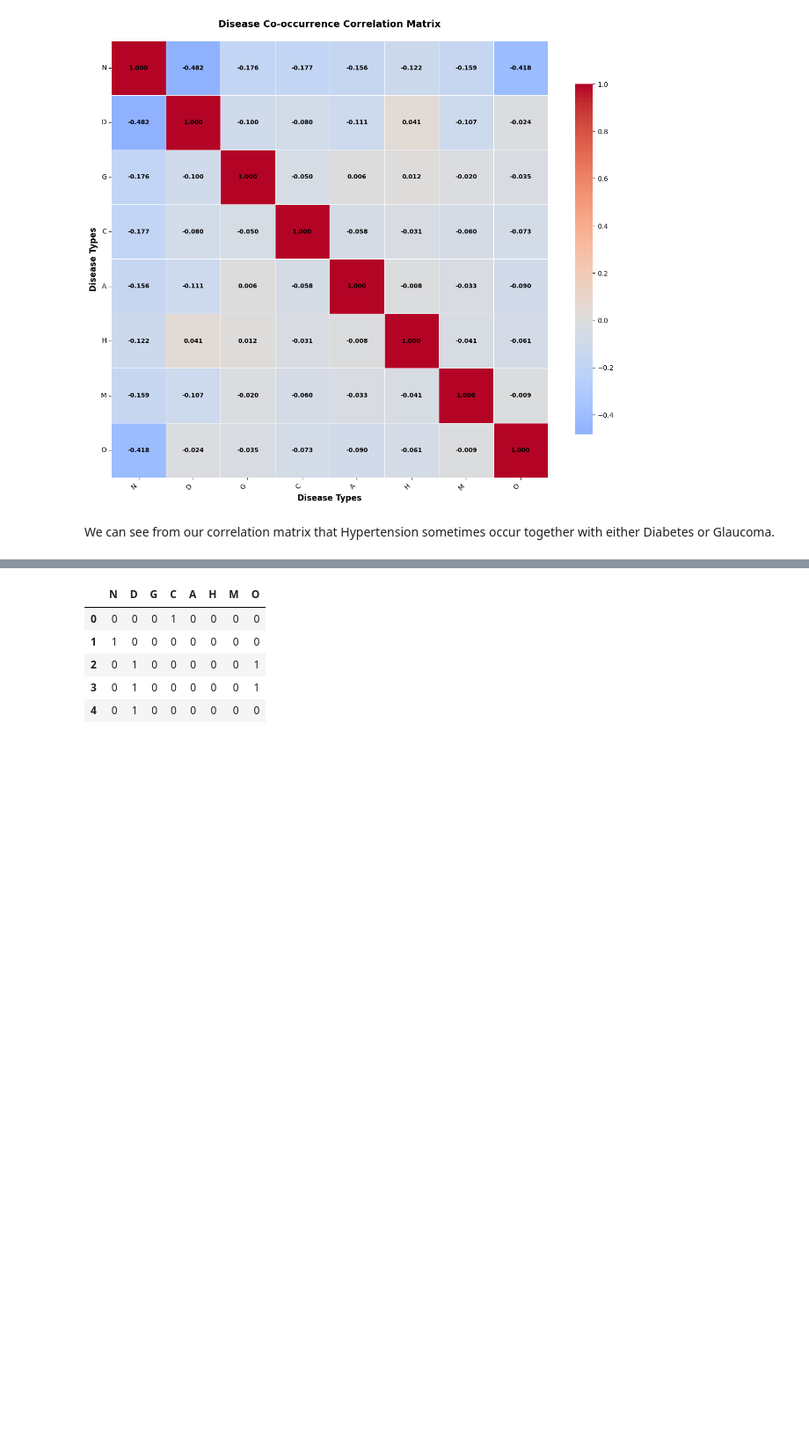
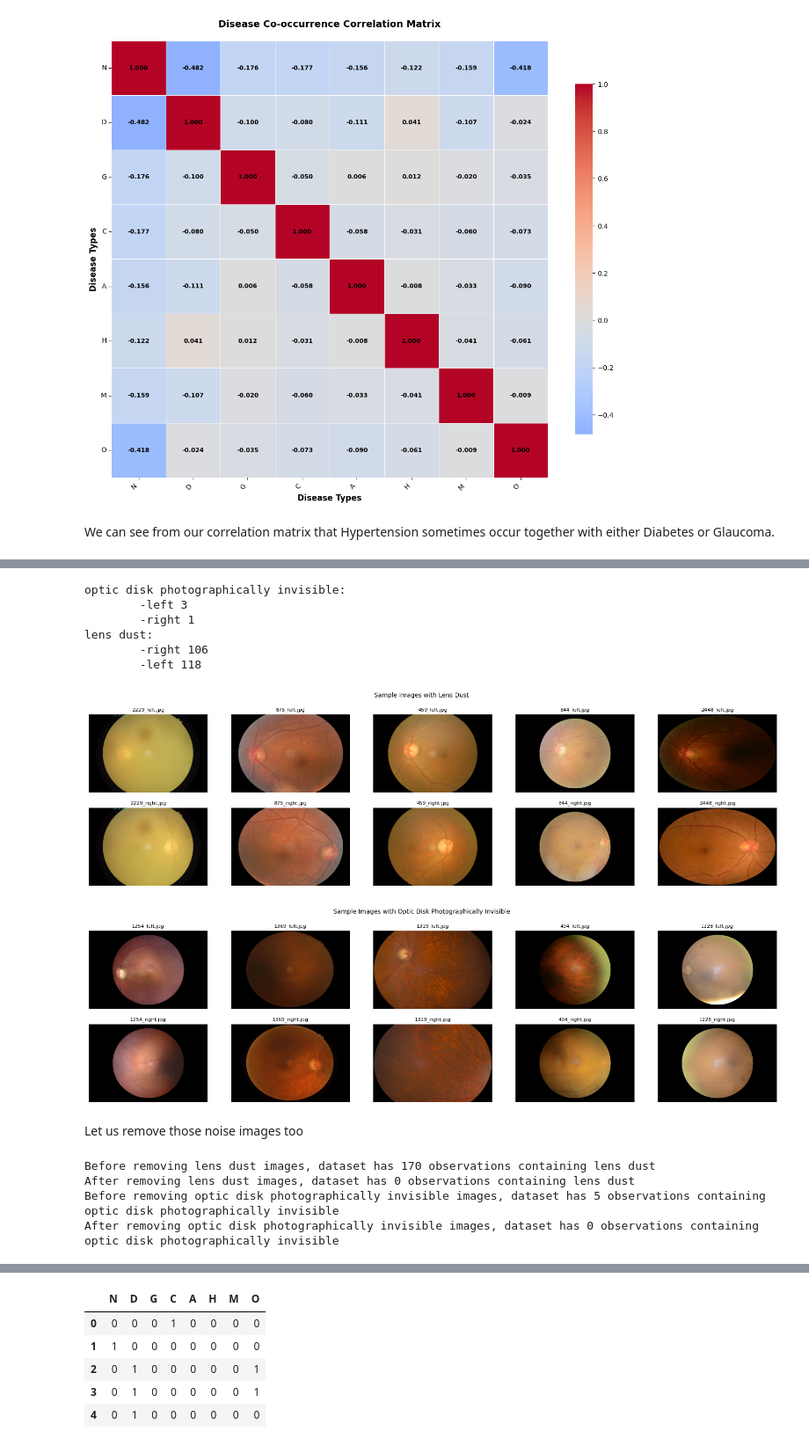
Before and after one commit to raymondsamalo/odir-200226, a Jupyter notebook: eda.ipynb, the cells around one changed output, grey strips where cells are left out. Shown at 88% size. Saved outputs shown, nothing was run; the diff lists cells and outputs as text; code cells hidden in the pictures; blank space fills up the shorter version.

```diff
--- a/eda.ipynb
+++ b/eda.ipynb
@@ -250,0 +328,8 @@ We can see from our correlation matrix that Hypertension sometimes occur togethe
+# %%
+# keep only rows where neither left nor right fundus image is in the blacklist
+total_rows_in_blacklist = df2[['Left-Fundus', 'Right-Fundus']].isin(blacklist).sum().sum()
+print(f"Before removing blacklisted images, the dataset has {total_rows_in_blacklist} observations containing blacklisted images")
+condition_to_keep=~df2['Left-Fundus'].isin(blacklist) & ~df2['Right-Fundus'].isin(blacklist)
+df2 = df2[condition_to_keep]
+total_rows_in_blacklist = df2[['Left-Fundus', 'Right-Fundus']].isin(blacklist).sum().sum()
+print(f"After removing blacklisted images, the dataset has {total_rows_in_blacklist} observations containing blacklisted images")
@@ -250,0 +345,39 @@ We can see from our correlation matrix that Hypertension sometimes occur togethe
+# %%
+print("optic disk photographically invisible:")
+print("\t-left", len(df2[df2['Left-Diagnostic Keywords']=='optic disk photographically invisible']))
+print("\t-right", len(df2[df2['Right-Diagnostic Keywords']=='optic disk photographically invisible']))
+print("lens dust:")
+print("\t-right", len(df2[df2['Right-Diagnostic Keywords'].str.contains("lens dust")]))
+print("\t-left", len(df2[df2['Left-Diagnostic Keywords'].str.contains("lens dust")]))
+has_lens_dust=df2['Right-Diagnostic Keywords'].str.contains("lens dust") | df2['Left-Diagnostic Keywords'].str.contains("lens dust")
+lens_dust_df = df2[has_lens_dust]
+has_optic_disk_invisible=df2['Right-Diagnostic Keywords'].str.contains("optic disk photographically invisible") | df2['Left-Diagnostic Keywords'].str.contains("optic disk photographically invisible")
+optic_disk_invisible_df = df2[has_optic_disk_invisible]
+display_sample_images(lens_dust_df, title="Sample Images with Lens Dust", sample_size=5)
+display_sample_images(optic_disk_invisible_df, title="Sample Images with Optic Disk Photographically Invisible", sample_size=5)
+# %% [output]
+optic disk photographically invisible:
+        -left 3
+        -right 1
+lens dust:
+        -right 106
+        -left 118
+[figure, added]
+[figure, added]
+# %% [markdown]
+Let us remove those noise images too
+# %%
+condition_to_keep=~df2['Right-Diagnostic Keywords'].str.contains("lens dust") & ~df2['Left-Diagnostic Keywords'].str.contains("lens dust")
+print("Before removing lens dust images, dataset has", len(df2[df2[['Right-Diagnostic Keywords', 'Left-Diagnostic Keywords']].apply(lambda x: x.str.contains("lens dust").any(), axis=1)]), "observations containing lens dust")
+df2 = df2[condition_to_keep]
+print("After removing lens dust images, dataset has", len(df2[df2[['Right-Diagnostic Keywords', 'Left-Diagnostic Keywords']].apply(lambda x: x.str.contains("lens dust").any(), axis=1)]), "observations containing lens dust")
+condition_to_keep=~df2['Right-Diagnostic Keywords'].str.contains("optic disk photographically invisible") & ~df2['Left-Diagnostic Keywords'].str.contains("optic disk photographically invisible")
+print("Before removing optic disk photographically invisible images, dataset has", len(df2[df2[['Right-Diagnostic Keywords', 'Left-Diagnostic Keywords']].apply(lambda x: x.str.contains("optic disk photographically invisible").any(), axis=1)]), "observations containing optic disk photographically invisible")
+df2 = df2[condition_to_keep]
+print("After removing optic disk photographically invisible images, dataset has", len(df2[df2[['Right-Diagnostic Keywords', 'Left-Diagnostic Keywords']].apply(lambda x: x.str.contains("optic disk photographically invisible").any(), axis=1)]), "observations containing optic disk photographically invisible" )
+df2.to_csv("images_keywords_filtered.csv", index=False)
+# %% [output]
+Before removing lens dust images, dataset has 170 observations containing lens dust
+After removing lens dust images, dataset has 0 observations containing lens dust
+Before removing optic disk photographically invisible images, dataset has 5 observations containing optic disk photographically invisible
+After removing optic disk photographically invisible images, dataset has 0 observations containing optic disk photographically invisible
```
Also changed, not shown: parts of 27 cells of this notebook, 10 other files.
